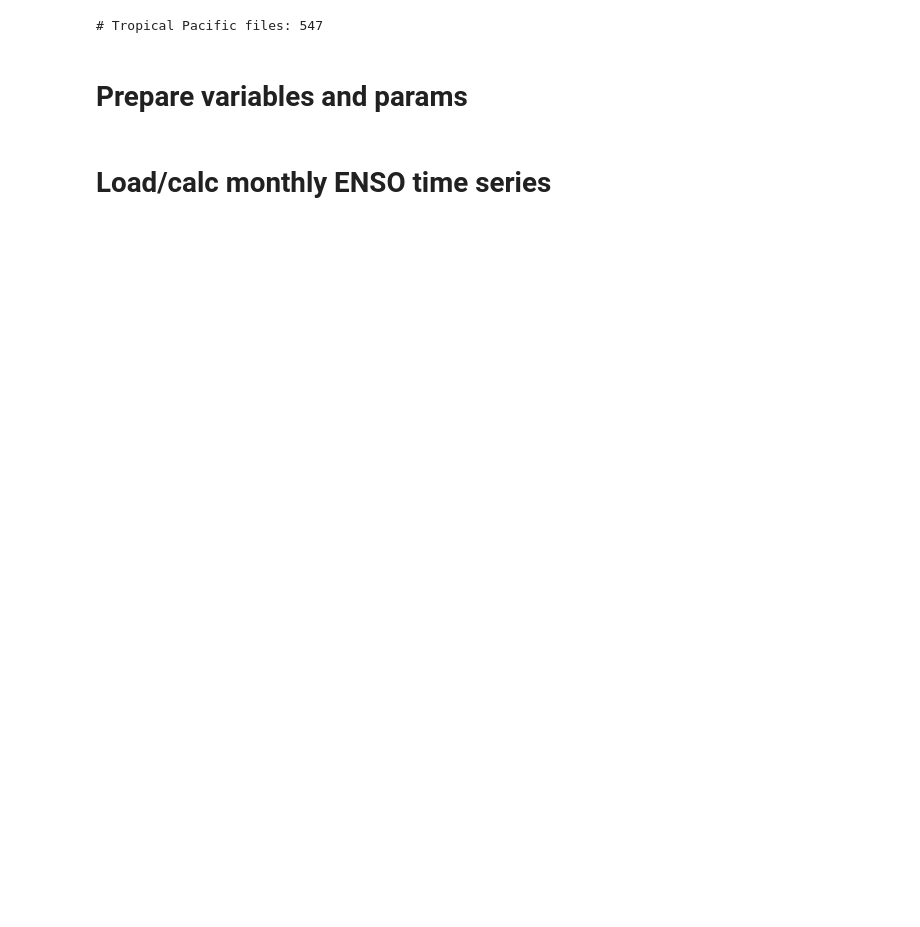
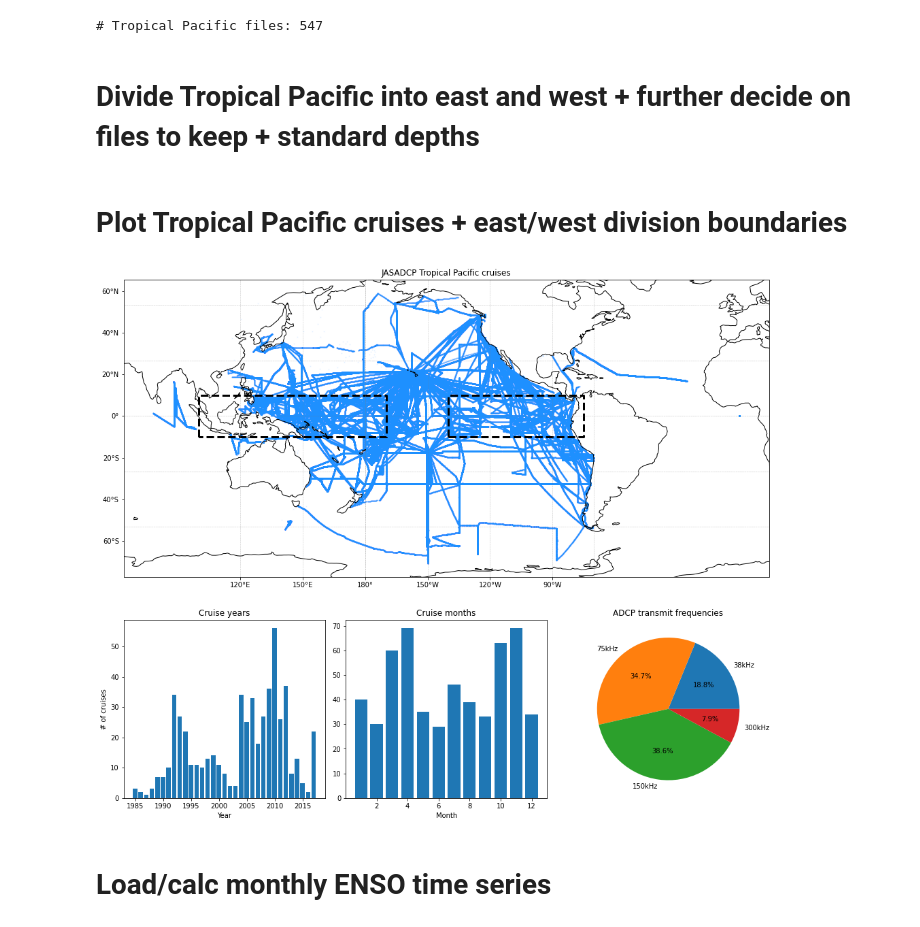
Before and after one commit to shirleyswirley/acoustic-variability, a Jupyter notebook: clean_version/python/adcp_main.ipynb, the cells around one changed output. Cells and saved outputs as stored; diff of their text form; code cells hidden in the pictures; blank space fills up the shorter version.

Commit message:
cleaned up adcp_main code

```diff
--- a/clean_version/python/adcp_main.ipynb
+++ b/clean_version/python/adcp_main.ipynb
@@ -91,12 +94,12 @@ fnamesnow = dfnow['fname'].values
 print('# Tropical Pacific files:',len(fnamesnow))
 # %% [output]
 # Tropical Pacific files: 547
-# %% [markdown]
-# Prepare variables and params
+# %% [markdown]
+# Divide Tropical Pacific into east and west + further decide on files to keep + standard depths
 # %%
 pg_thresh = 0 # % good pings threshold (get rid of pts w/ pg<pg_thresh)
-lat_nmost = 20
-lat_smost = -20
+lat_nmost = 10
+lat_smost = -10
 lon_w_wmost = 100 # 100 = 100E
 lon_w_emost = 190 # 190 = 150W
 lon_e_wmost = 220 # 220 = 140W
@@ -104,53 +107,66 @@ lon_e_emost = 285 # 190 = 75W
 std_depths = np.arange(0,1000+25,25)
 timemin = dfnow['cruise_beg_date'].min()
 timemax = dfnow['cruise_beg_date'].max()
+eqpacncfoldername = 'eqpac_Sv_ncfiles_v2/' # folder within data to save generated east-west Sv cruise-day nc files to
+# %% [markdown]
+# Plot Tropical Pacific cruises + east/west division boundaries
 # %%
 %%script false --no-raise-error
+# If you want to run this cell,
+# comment out the line above
+
 fig = plt.figure(figsize=(14,12))
-#ax0 = plt.subplot(1, 3, 1, projection=ccrs.PlateCarree(central_longitude=200))
-ax0 = plt.subplot2grid((3,3), (0,0), colspan=3, rowspan=2, projection=ccrs.PlateCarree(central_longitude=200))
-ax = ax0; exec(open("helper_scripts/create_map_bgs.py").read()) # make map pretty
-#for fname in np.concatenate((fnamesnow[0:10],fnamesnow[1000:1100])):
+
+# - Plot map w/ cruise tracks going through Tropical Pacific (TP)
+ax0 = plt.subplot2grid((3,3),(0,0),colspan=3,rowspan=2,
+    projection=ccrs.PlateCarree(central_longitude=200))
+ax = ax0; exec(open("helper_scripts/create_map_bgs.py").read())
 for fname in fnamesnow:
     ncfile = dpath + 'JASADCP/ncfiles/' + fname
     nc = xr.open_dataset(ncfile)
-    ax0.scatter(nc['lon'] ,nc['lat'], c='dodgerblue', s=0.5, alpha=0.1, transform=ccrs.PlateCarree());
+    ax0.scatter(nc['lon'] ,nc['lat'], c='dodgerblue',
+                s=0.5, alpha=0.1, transform=ccrs.PlateCarree());
 ax0.set_xlabel(''); ax0.set_ylabel(''); ax0.set_title('JASADCP Tropical Pacific cruises')
 wboxlons = [lon_w_wmost, lon_w_wmost, lon_w_emost, lon_w_emost]
 wboxlats = [lat_smost, lat_nmost, lat_nmost, lat_smost]
 wbox = LinearRing(list(zip(wboxlons, wboxlats)))
 ax0.add_geometries([wbox], ccrs.PlateCarree(), facecolor='none', edgecolor='black',
                    linestyle='--', linewidth=3)
 eboxlons = [lon_e_wmost-360, lon_e_wmost-360, lon_e_emost-360, lon_e_emost-360]
 eboxlats = [lat_smost, lat_nmost, lat_nmost, lat_smost]
 ebox = LinearRing(list(zip(eboxlons, eboxlats)))
 ax0.add_geometries([ebox], ccrs.PlateCarree(), facecolor='none', edgecolor='black',
                    linestyle='--', linewidth=3)
-#ax1 = plt.subplot(1, 3, 2)
+
+# - Plot histogram of TP cruise years
 ax1 = plt.subplot2grid((3,3), (2,0))
 ax1.hist(dfnow['cruise_beg_date'].dt.year,
          bins=np.arange(dfnow['cruise_beg_date'].dt.year.min()-
                         0.5,dfnow['cruise_beg_date'].dt.year.max()+0.5), rwidth=0.8)
 ax1.set_title('Cruise years')
 ax1.set_xlabel('Year'); ax1.set_ylabel('# of cruises')
-#ax2 = plt.subplot(1, 3, 3)
+
+# - Plot histogram of TP cruise months
 ax2 = plt.subplot2grid((3,3), (2,1))
 ax2.hist(dfnow['cruise_beg_date'].dt.month, bins=np.arange(0.5,13), rwidth=0.8)
 ax2.set_title('Cruise months')
 ax2.set_xlabel('Month'); #ax2.set_ylabel('# of cruises')
 
+# - Plot pie chart of TP ADCP frequencies
 ax3 = plt.subplot2grid((3,3), (2,2))
 labels = '38kHz', '75kHz', '150kHz', '300kHz'
 sizes = [len(dfnow[dfnow['freq_round_kHz']==38]), len(dfnow[dfnow['freq_round_kHz']==75]),
          len(dfnow[dfnow['freq_round_kHz']==150]), len(dfnow[dfnow['freq_round_kHz']==300])]
 colors = ['gold', 'yellowgreen', 'lightcoral', 'lightskyblue']
 explode = (0.1, 0, 0, 0)  # explode 1st slice
 ax3.pie(sizes, labels=labels, autopct='%1.1f%%')
 ax3.set_title('ADCP transmit frequencies')
 ax3.set_aspect('equal', 'box')
 fig.tight_layout()
-fig.savefig(figpath + 'JASADCP_Tropical_Pacific_cruises_info_poster.png',
-            bbox_inches='tight', pad_inches = 0, dpi = 200)
+fig.savefig(figpath + 'JASADCP_Tropical_Pacific_cruises_map.png',
+            bbox_inches='tight', pad_inches = 0, dpi = 300)
+# %% [output]
+[figure, added]
 # %% [markdown]
 # Load/calc monthly ENSO time series
 # %%
```
Also changed, not shown: parts of 39 cells of this notebook, 6 other files.
